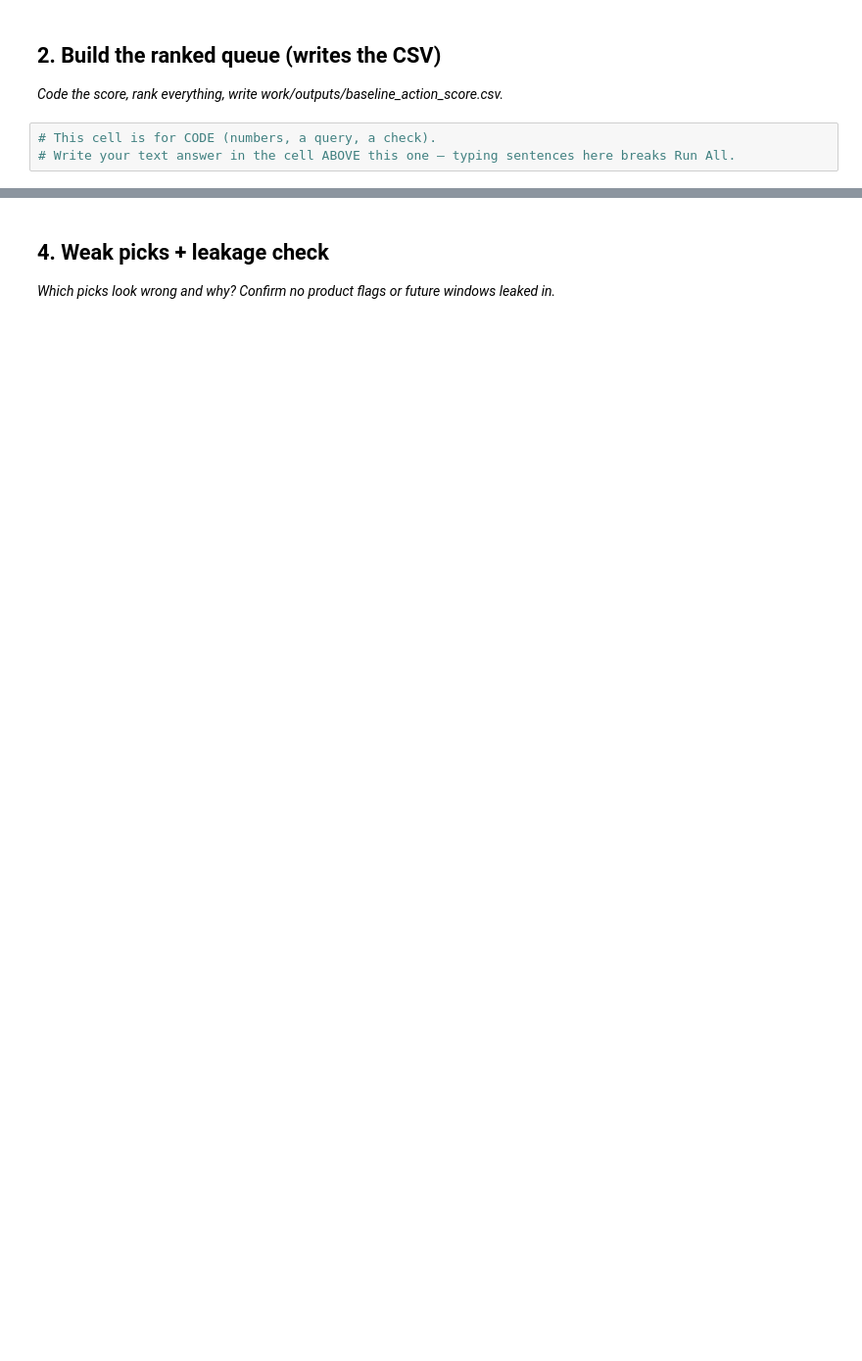
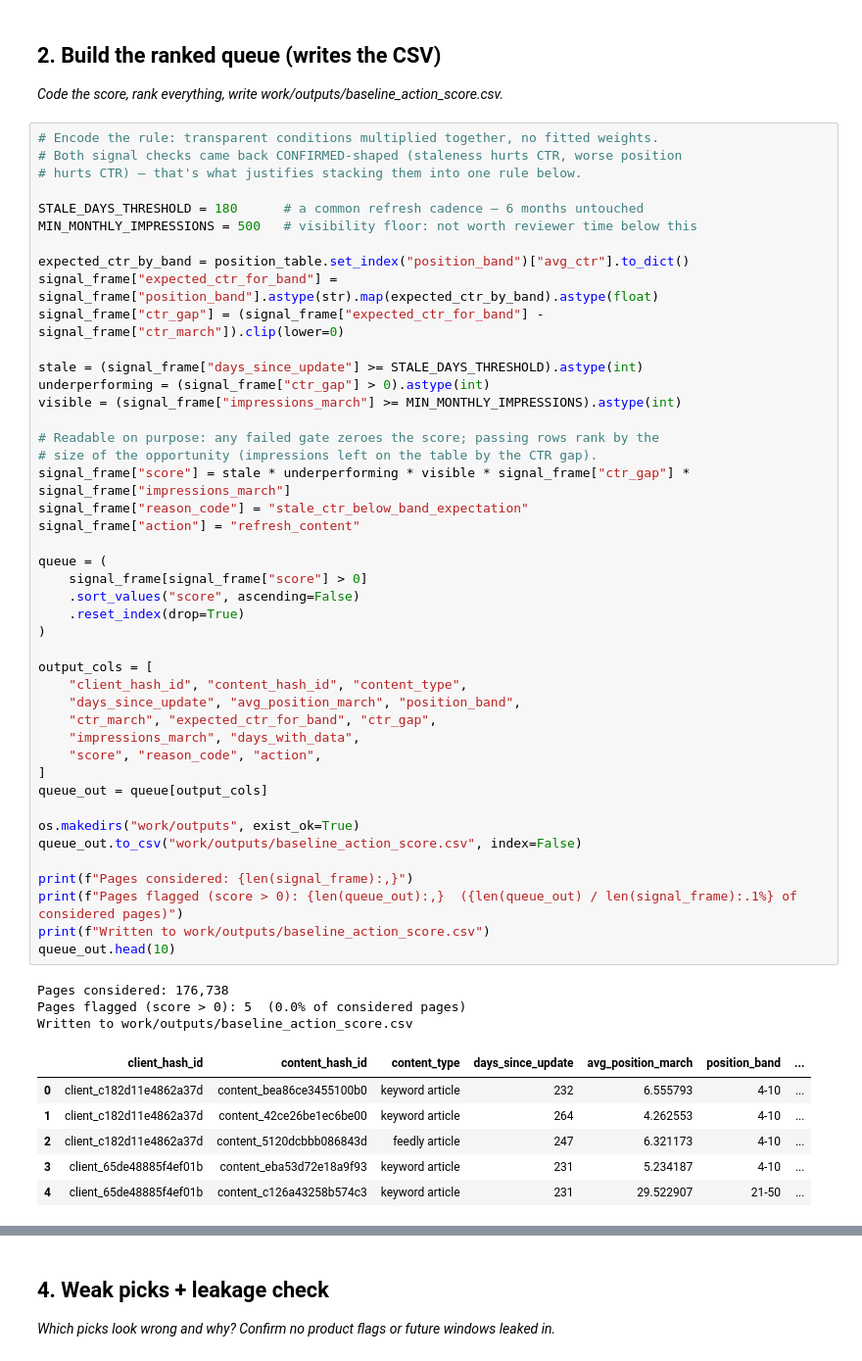
Before and after one commit to alianas-dev/flyrank-ml-internship, a Jupyter notebook: work/notebooks/w04_baseline_score.ipynb, the cells around one changed output, grey strips where cells are left out. Shown at 98% size. Drawn from its saved outputs; the diff is of its cells as text; blank space fills up the shorter version.

```diff
--- a/work/notebooks/w04_baseline_score.ipynb
+++ b/work/notebooks/w04_baseline_score.ipynb
@@ -17,7 +175,58 @@ This skeleton is yours to fill. Work the sections **in order** — each one has
 ## 2. Build the ranked queue (writes the CSV)
 
 *Code the score, rank everything, write work/outputs/baseline_action_score.csv.*
-# %%
-# This cell is for CODE (numbers, a query, a check).
-# Write your text answer in the cell ABOVE this one — typing sentences here breaks Run All.
+# %%
+# Encode the rule: transparent conditions multiplied together, no fitted weights.
+# Both signal checks came back CONFIRMED-shaped (staleness hurts CTR, worse position
+# hurts CTR) — that's what justifies stacking them into one rule below.
+
+STALE_DAYS_THRESHOLD = 180      # a common refresh cadence — 6 months untouched
+MIN_MONTHLY_IMPRESSIONS = 500   # visibility floor: not worth reviewer time below this
+
+expected_ctr_by_band = position_table.set_index("position_band")["avg_ctr"].to_dict()
+signal_frame["expected_ctr_for_band"] = signal_frame["position_band"].astype(str).map(expected_ctr_by_band).astype(float)
+signal_frame["ctr_gap"] = (signal_frame["expected_ctr_for_band"] - signal_frame["ctr_march"]).clip(lower=0)
+
+stale = (signal_frame["days_since_update"] >= STALE_DAYS_THRESHOLD).astype(int)
+underperforming = (signal_frame["ctr_gap"] > 0).astype(int)
+visible = (signal_frame["impressions_march"] >= MIN_MONTHLY_IMPRESSIONS).astype(int)
+
+# Readable on purpose: any failed gate zeroes the score; passing rows rank by the
+# size of the opportunity (impressions left on the table by the CTR gap).
+signal_frame["score"] = stale * underperforming * visible * signal_frame["ctr_gap"] * signal_frame["impressions_march"]
+signal_frame["reason_code"] = "stale_ctr_below_band_expectation"
+signal_frame["action"] = "refresh_content"
+
+queue = (
+    signal_frame[signal_frame["score"] > 0]
+    .sort_values("score", ascending=False)
+    .reset_index(drop=True)
+)
+
+output_cols = [
+    "client_hash_id", "content_hash_id", "content_type",
+    "days_since_update", "avg_position_march", "position_band",
+    "ctr_march", "expected_ctr_for_band", "ctr_gap",
+    "impressions_march", "days_with_data",
+    "score", "reason_code", "action",
+]
+queue_out = queue[output_cols]
+
+os.makedirs("work/outputs", exist_ok=True)
+queue_out.to_csv("work/outputs/baseline_action_score.csv", index=False)
+
+print(f"Pages considered: {len(signal_frame):,}")
+print(f"Pages flagged (score > 0): {len(queue_out):,}  ({len(queue_out) / len(signal_frame):.1%} of considered pages)")
+print(f"Written to work/outputs/baseline_action_score.csv")
+queue_out.head(10)
+# %% [output]
+Pages considered: 176,738
+Pages flagged (score > 0): 5  (0.0% of considered pages)
+Written to work/outputs/baseline_action_score.csv
+|  | client_hash_id | content_hash_id | content_type | days_since_update | avg_position_march | position_band | ... |
+| 0 | client_c182d11e4862a37d | content_bea86ce3455100b0 | keyword article | 232 | 6.555793 | 4-10 | ... |
+| 1 | client_c182d11e4862a37d | content_42ce26be1ec6be00 | keyword article | 264 | 4.262553 | 4-10 | ... |
+| 2 | client_c182d11e4862a37d | content_5120dcbbb086843d | feedly article | 247 | 6.321173 | 4-10 | ... |
+| 3 | client_65de48885f4ef01b | content_eba53d72e18a9f93 | keyword article | 231 | 5.234187 | 4-10 | ... |
+| 4 | client_65de48885f4ef01b | content_c126a43258b574c3 | keyword article | 231 | 29.522907 | 21-50 | ... |
 # %% [markdown]
```
Also changed, not shown: parts of 13 cells of this notebook.
